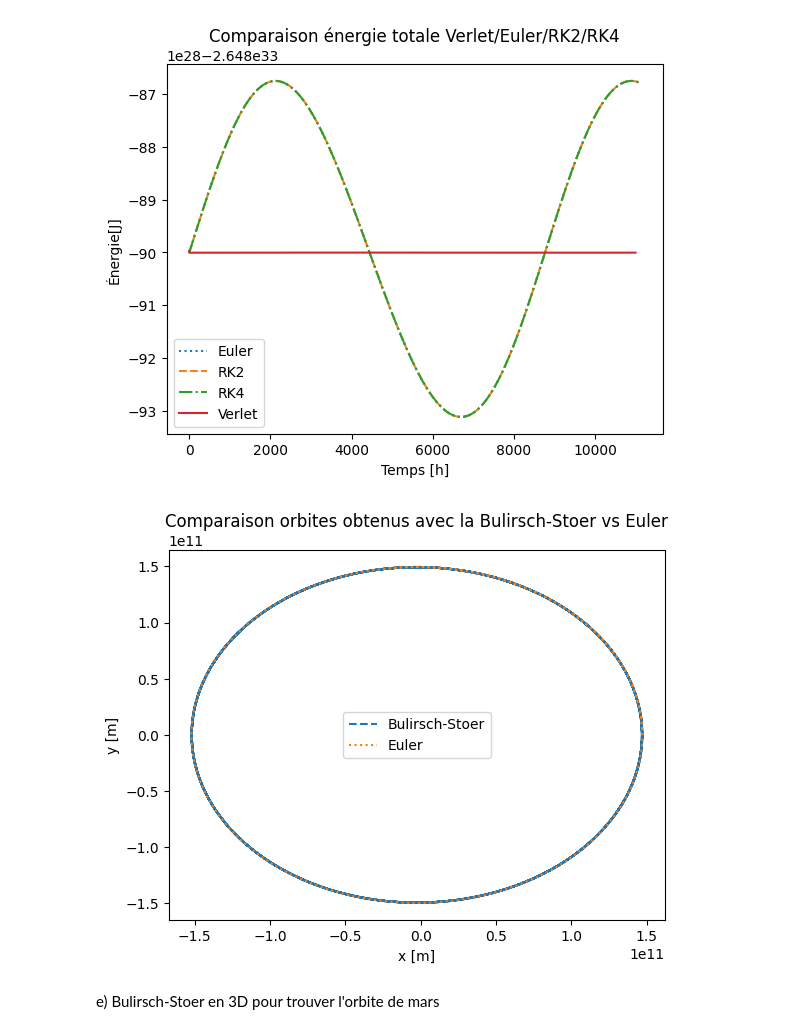
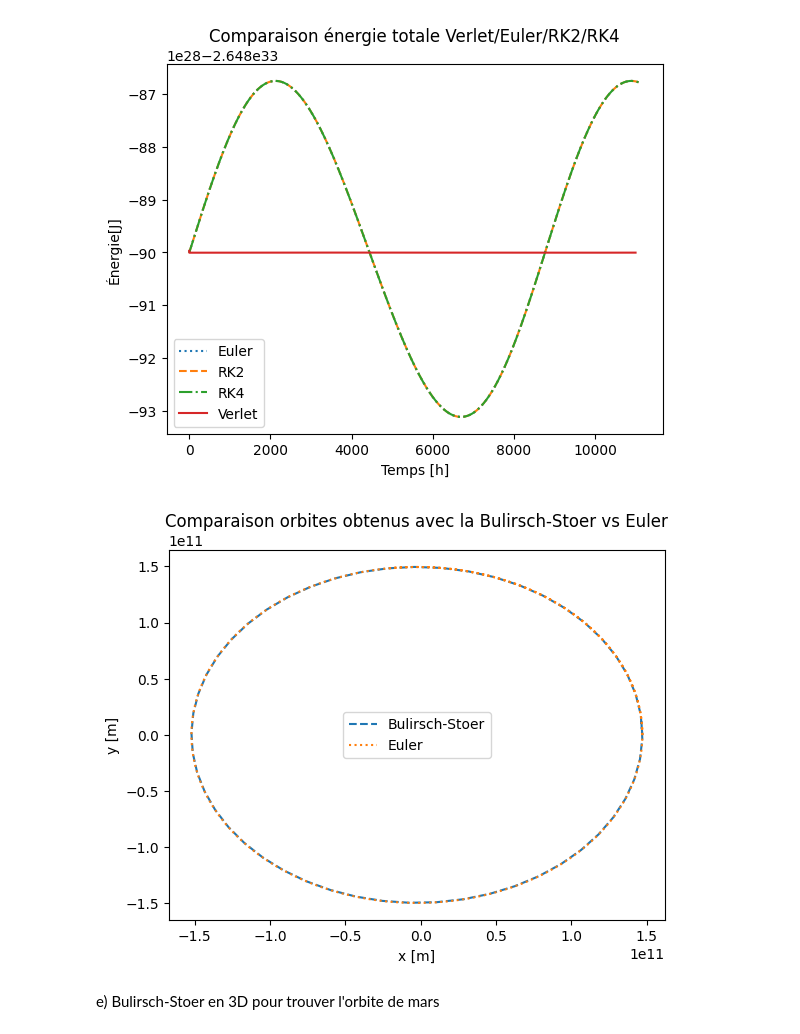
Before and after one commit to gamer39/Physique_numerique, a Jupyter notebook: Tp3/tp3.ipynb, the cells around one changed output. Cells and saved outputs as stored; diff of their text form; code cells hidden in the pictures.

```diff
--- a/Tp3/tp3.ipynb
+++ b/Tp3/tp3.ipynb
@@ -280,35 +280,35 @@ def Bulirsch(a, b, H, r_0, v_0, delta):
 
             R1x = np.empty([n,2], float)
             R1x[0] = 0.5*(r1x+r2x+0.5*h*g(r2x, r2y)[0:2])
             R1y = np.empty([n,2], float)
             R1y[0] = 0.5*(r1y+r2y+0.5*h*g(r2x ,r2y)[2:4])
 
             for m in range (1, n):
                 epsilonx = (R1x[m-1]-R2x[m-1])/((n/(n-1))**(2*m)-1)
                 R1x[m] = R1x[m-1] + epsilonx
                 epsilony = (R1y[m-1]-R2y[m-1])/((n/(n-1))**(2*m)-1)
                 R1y[m] = R1y[m-1] + epsilony
             errorx = abs(epsilonx[0])
             errory = abs(epsilony[0])
 
         rx = R1x[n-1]
         ry = R1y[n-1]
     return(x,y,vx, vy, tpoints)
 
 r_0 = 1.4710e11 # m
 v_0 = 3.0287e4 #m/s
 
-xBur, yBur,vxbur, vybur, tBur = Bulirsch(0, 400000000, 3600*24*7, r_0, v_0, 1000/(365*24*3600))
+xBur, yBur,vxbur, vybur, tBur = Bulirsch(0, 32500000, 3600*24*7, r_0, v_0, 1000/(365*24*3600))
 
 plt.title("Comparaison orbites obtenus avec la Bulirsch-Stoer vs Euler")
 plt.plot(xBur, yBur, label = "Bulirsch-Stoer", linestyle="dashed")
 plt.plot(xEuler, yEuler, label="Euler", linestyle="dotted")
 plt.ylabel("y [m]")
 plt.xlabel("x [m]")
 plt.legend()
 plt.show()
 # %% [output]
-[figure, old version]
+[figure, new version]
 # %% [markdown]
 e) Bulirsch-Stoer en 3D pour trouver l'orbite de mars
 # %%
```
Also changed, not shown: parts of 1 cell of this notebook.
